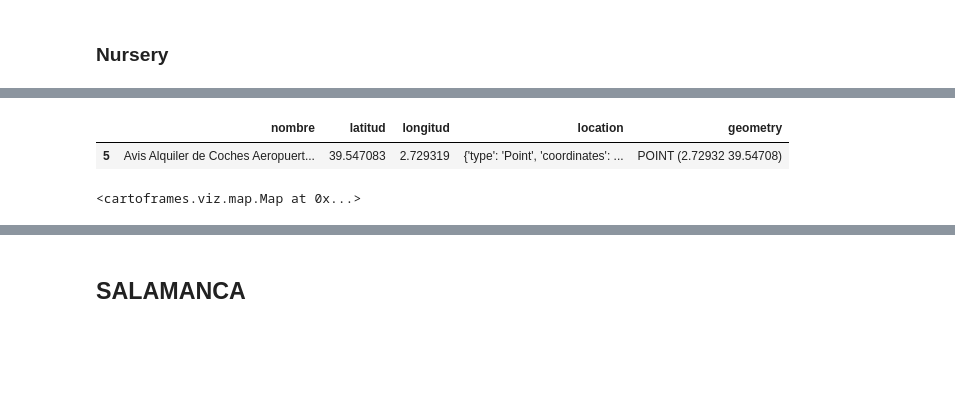
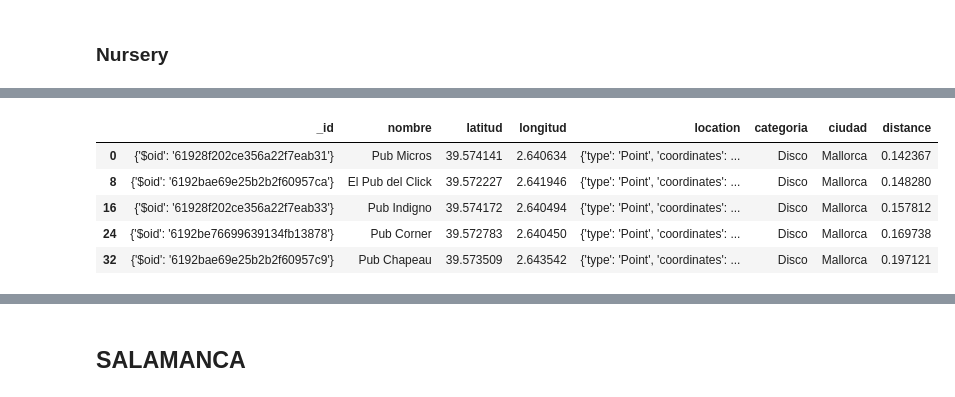
Before and after one commit to Beapsp/Geospatial-data-project, a Jupyter notebook: notebook/Untitled.ipynb, the cells around one changed output, grey strips where cells are left out. Drawn from its saved outputs; the diff is of its cells as text; code cells hidden in the pictures; blank space fills up the shorter version.

```diff
--- a/notebook/Untitled.ipynb
+++ b/notebook/Untitled.ipynb
@@ -506,9 +405,0 @@ gdf_MALLORCA = gpd.GeoDataFrame(df_MALLORCA, geometry=gpd.points_from_xy(df_MALL
-# %%
-gdf_MALLORCA.sample()
-# %% [output]
-|  | nombre | latitud | longitud | location | geometry |
-| 5 | Avis Alquiler de Coches Aeropuert... | 39.547083 | 2.729319 | {'type': 'Point', 'coordinates': ... | POINT (2.72932 39.54708) |
-# %%
-Map(Layer(gdf_MALLORCA, "color:green", popup_hover=[popup_element("nombre", "Propuestas Mallorca")]))
-# %% [output]
-<cartoframes.viz.map.Map at 0x...>
@@ -514,0 +408,21 @@ Map(Layer(gdf_MALLORCA, "color:green", popup_hover=[popup_element("nombre", "Pro
+# %%
+query1=[{
+"$geoNear": {'near': [39.57355, 2.64177],
+             'distanceField': 'distance',
+             'maxDistance': 10000,
+             'distanceMultiplier': 6371,
+             'spherical'  : True}}]
+
+geoloc = conect_mallorca.aggregate(query1)
+geo_mallorca_json = json.loads(dumps(geoloc))
+# %%
+df_Mallorca_total = pd.DataFrame(geo_mallorca_json)
+df_Mallorca_total.drop_duplicates(["latitud", "longitud"], inplace = True)
+df_Mallorca_total.head()
+# %% [output]
+|  | _id | nombre | latitud | longitud | location | categoria | ciudad | distance |
+| 0 | {'$oid': '61928f202ce356a22f7eab31'} | Pub Micros | 39.574141 | 2.640634 | {'type': 'Point', 'coordinates': ... | Disco | Mallorca | 0.142367 |
+| 8 | {'$oid': '6192bae69e25b2b2f60957ca'} | El Pub del Click | 39.572227 | 2.641946 | {'type': 'Point', 'coordinates': ... | Disco | Mallorca | 0.148280 |
+| 16 | {'$oid': '61928f202ce356a22f7eab33'} | Pub Indigno | 39.574172 | 2.640494 | {'type': 'Point', 'coordinates': ... | Disco | Mallorca | 0.157812 |
+| 24 | {'$oid': '6192be76699639134fb13878'} | Pub Corner | 39.572783 | 2.640450 | {'type': 'Point', 'coordinates': ... | Disco | Mallorca | 0.169738 |
+| 32 | {'$oid': '6192bae69e25b2b2f60957c9'} | Pub Chapeau | 39.573509 | 2.643542 | {'type': 'Point', 'coordinates': ... | Disco | Mallorca | 0.197121 |
```
Also changed, not shown: parts of 147 cells of this notebook, 3 other files.
